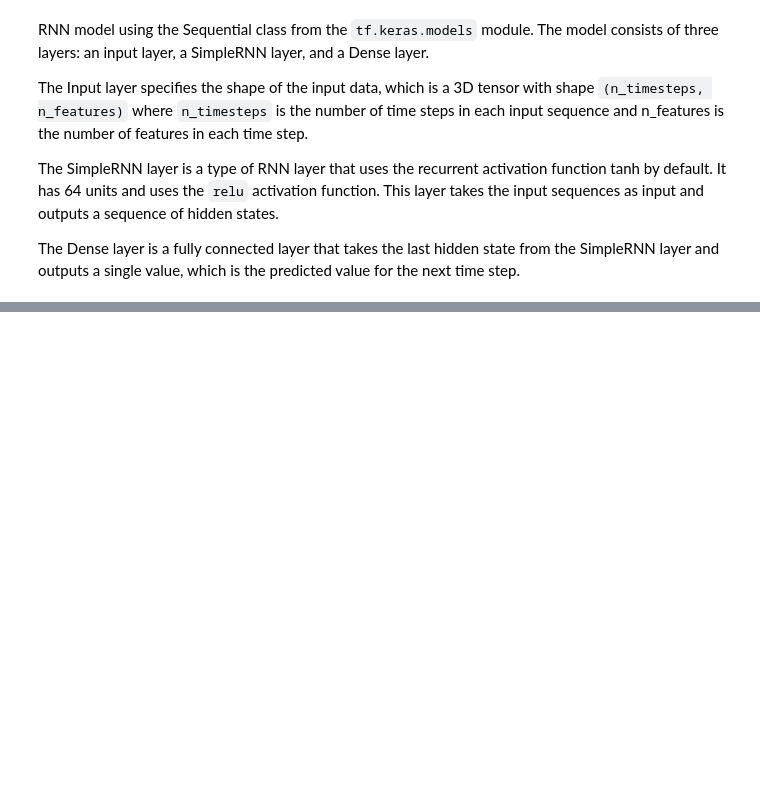
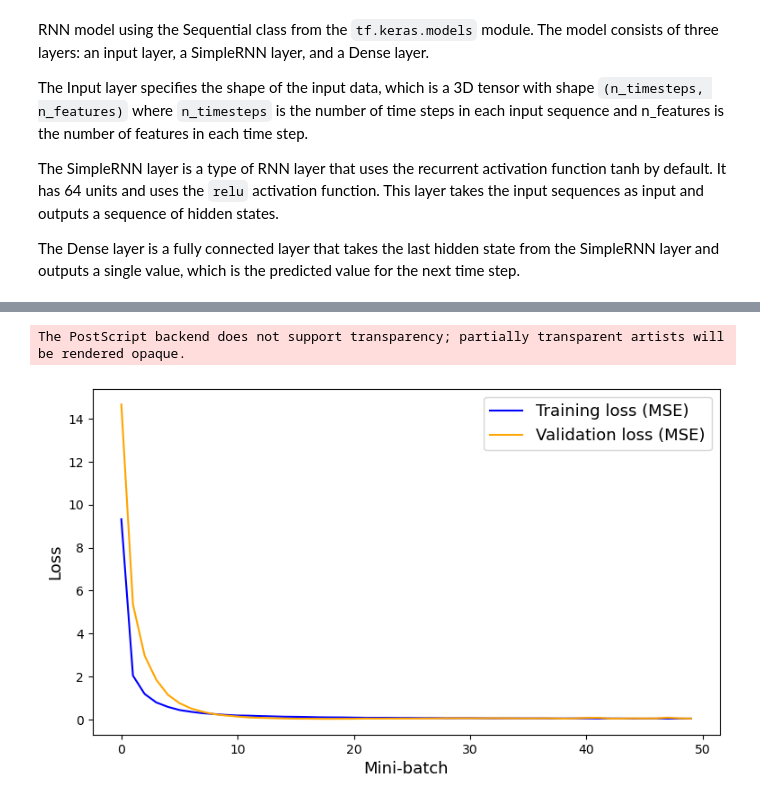
Before and after one commit to Abubakar-56/NNETwithForex, a Jupyter notebook: NNET.ipynb, the cells around one changed output, grey strips where cells are left out. Cells and saved outputs as stored; diff of their text form; code cells hidden in the pictures; blank space fills up the shorter version.

```diff
--- a/NNET.ipynb
+++ b/NNET.ipynb
@@ -372,3 +264,18 @@ rnn_model = tf.keras.models.Sequential([
+# %%
+n_features = USDGHS.shape
+lr = 0.0016#Learning rate
+units = 16 #Number hidden units
+batch_size=64
+lookback = 5
+delay = 1
+min_index = 0
+max_index = USDGHS.shape[0] - 1
+
+# Define the number of features in the input data
+n_features = 1  # We only have one feature, which is the USDGHS exchange rate
+
+# Convert the data into the required format for the model
+xdata, ydata = Model_data_setup(USDGHS.values.reshape(-1, 1), lookback, delay, min_index, max_index)
 # %% [markdown]
 RNN model using the Sequential class from the `tf.keras.models` module. The model consists of three layers: an input layer, a SimpleRNN layer, and a Dense layer.
 
@@ -428,0 +287,11 @@ You must install pydot (`pip install pydot`) and install graphviz (see instructi
+# %%
+#define of RNN model
+RNN = Sequential()
+RNN.add(SimpleRNN(units, activation = 'tanh',
+                                  input_shape = (lookback, n_features),
+                                  return_sequences =False,recurrent_dropout=0.3))
+\
+RNN.add(Dense(1))
+opt = Adam(lr)#, decay=1e-6)
+RNN.compile(optimizer = 'Adam' , loss = 'mse', metrics=["mae"])
+RNN.summary()
@@ -482,0 +420,3 @@ The RNN model had a test score of 0.0017 and the LSTM model had a test score of
+# %%
+np.random.seed(123)
+history_1=RNN.fit(xtrain,ytrain, validation_data=(xvalid,yvalid), epochs=50, verbose=1)
@@ -482,0 +441,3 @@ The RNN model had a test score of 0.0017 and the LSTM model had a test score of
+# %%
+RNN_df = pd.DataFrame(history_1.history)
+RNN_df.tail()
@@ -482,0 +452,13 @@ The RNN model had a test score of 0.0017 and the LSTM model had a test score of
+# %%
+print('')
+plt.figure(figsize=(9,5))
+plt.plot(RNN_df['loss'], label ='Training loss (MSE)', color = 'blue')
+plt.plot(RNN_df['val_loss'], label='Validation loss (MSE)', color = 'orange')
+plt.xlabel('Mini-batch', fontsize=13)
+plt.ylabel('Loss', fontsize=13)
+plt.legend(fontsize=13)
+plt.savefig('RNN_error1.eps', format='eps', dpi=1000)
+plt.show()
+# %% [output]
+The PostScript backend does not support transparency; partially transparent artists will be rendered opaque.
+[figure, added]
```
Also changed, not shown: parts of 71 cells of this notebook, 12 other files.
